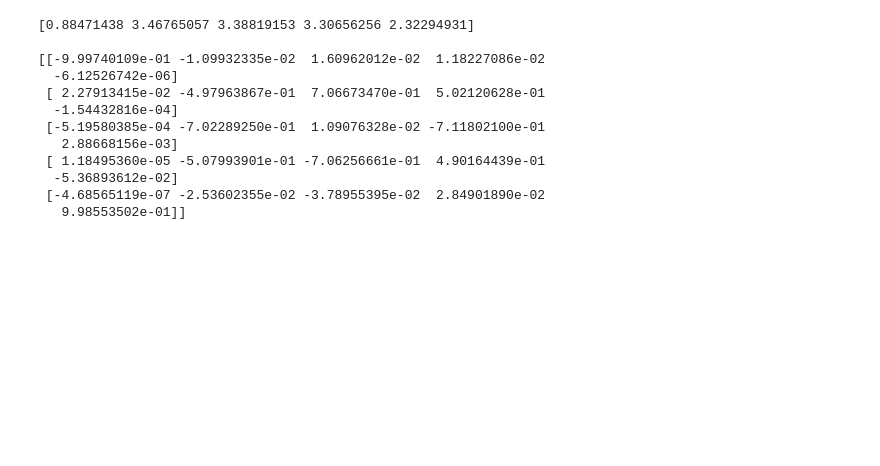
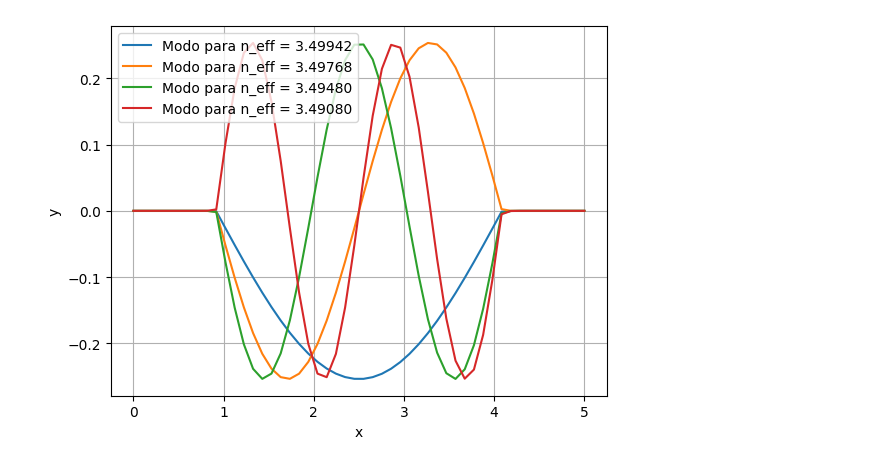
Before and after one commit to marianaufcg/Capacitacao, a Jupyter notebook: modos.ipynb, the cells around one changed output. Cells and saved outputs as stored; diff of their text form; code cells hidden in the pictures; blank space fills up the shorter version.

```diff
--- a/modos.ipynb
+++ b/modos.ipynb
@@ -15,7 +15,7 @@ d1 = 1     # espessura da primeira camada
 d2 = 3     # espessura da camada do meio
 d3 = 1     # espessura da última camada
 
-r = 1      # resolução
+r = 0.1      # resolução
 
 h = 0.01   # espaçamento do método numérico
 
@@ -28,47 +28,50 @@ k0 = (2*np.pi)/lambda_onda    # Número de onda
 # Matriz diagonal de índices de refração
 
 lista = round(d1/r)*[n1] + round(d2/r)*[n2] + round(d3/r)*[n3]
 
 matriz_n2 = sp.diags(
     diagonals=[lista],
     offsets=[0],
     format="csr")
 
 # Matriz operador Dx~^2
 
 diag_principal = len(lista)*[-2]
 diag_adj = (len(lista)-1)*[1]
 
 matriz_Dx2 = sp.diags(
     diagonals=[diag_principal, diag_adj, diag_adj],
     offsets=[0, -1, 1],
     format="csr")
 
 matriz_Dx2 = matriz_Dx2 / ((k0**2)*(h**2))
 
 matriz_transformacao = matriz_n2.toarray() + matriz_Dx2.toarray()
 
 # Autovalores e Autovetores ~~~~~~~~~~~~~~~~~~~~~~~~~~~~~~~~~~~~~~~~~~~~~~~~
 
 autovalores, autovetores = np.linalg.eig(matriz_transformacao)
 
 # Plotagem ~~~~~~~~~~~~~~~~~~~~~~~~~~~~~~~~~~~~~~~~~~~~~~~~~~~~~~~~~~~~~~~~
 
-print()
-print(autovalores)
-print()
-print(autovetores)
-print()
+x = np.linspace(0, d1+d2+d3, len(lista))
+
+n_plots = 4       # Número de modos plotados
+contador = 0      # Variável auxiliar
+
+for i in range (0, autovetores.shape[1]):
+
+  if autovalores[i] >= 1:
+    plt.plot(x, autovetores[:,i], label = "Modo para n_eff = %.5f" %(autovalores[i]))
+    contador += 1
+
+    if contador == n_plots :
+      break
+
+plt.legend()
+plt.xlabel('x')
+plt.ylabel('y')
+plt.grid(True)
+plt.show()
 # %% [output]
-[0.88471438 3.46765057 3.38819153 3.30656256 2.32294931]
-
-[[-9.99740109e-01 -1.09932335e-02  1.60962012e-02  1.18227086e-02
-  -6.12526742e-06]
- [ 2.27913415e-02 -4.97963867e-01  7.06673470e-01  5.02120628e-01
-  -1.54432816e-04]
- [-5.19580385e-04 -7.02289250e-01  1.09076328e-02 -7.11802100e-01
-   2.88668156e-03]
- [ 1.18495360e-05 -5.07993901e-01 -7.06256661e-01  4.90164439e-01
-  -5.36893612e-02]
- [-4.68565119e-07 -2.53602355e-02 -3.78955395e-02  2.84901890e-02
-   9.98553502e-01]]
+[figure, added]
```
